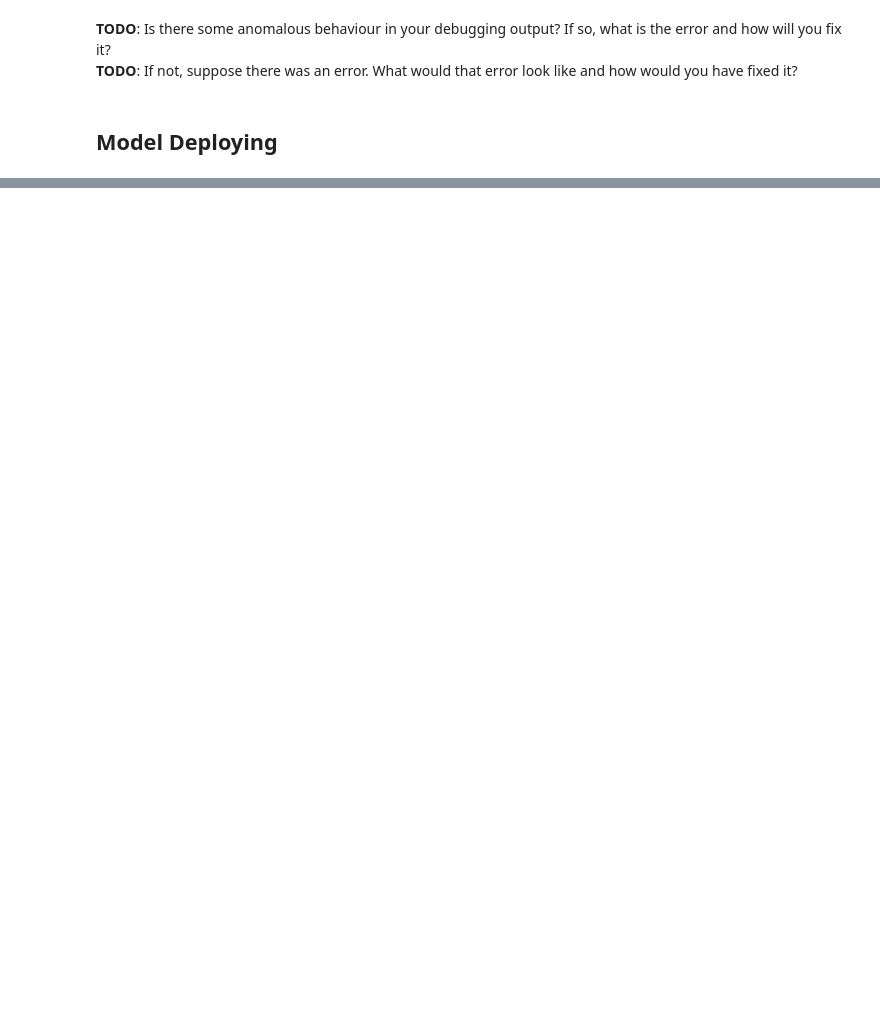
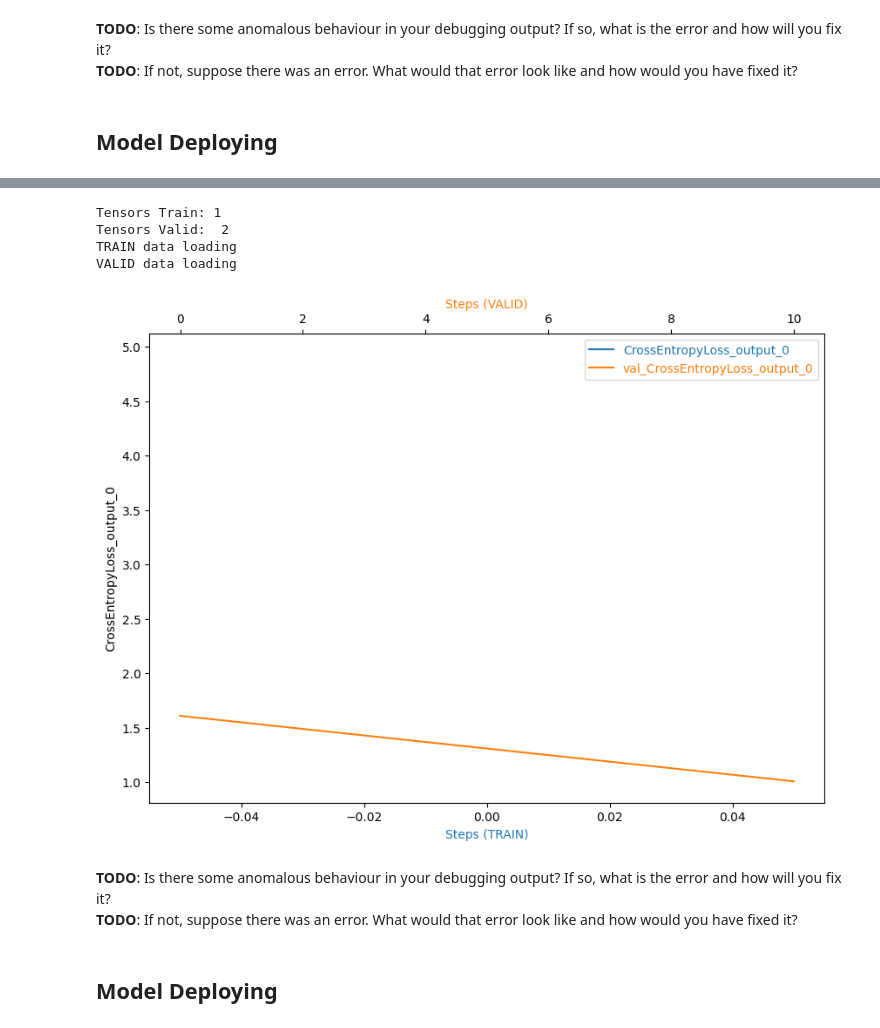
Before and after one commit to JMarcan/pytorch_image_classification, a Jupyter notebook: train_and_deploy.ipynb, the cells around one changed output, grey strips where cells are left out. Drawn from its saved outputs; the diff is of its cells as text; code cells hidden in the pictures; blank space fills up the shorter version.

```diff
--- a/train_and_deploy.ipynb
+++ b/train_and_deploy.ipynb
@@ -256,0 +1031,7 @@ predictor.delete_endpoint()
+# %%
+# Get the best estimators and the best HPs
+
+best_estimator = tuner.best_estimator()
+
+#Get the hyperparameters of the best trained model
+print(best_estimator.hyperparameters())
@@ -256,0 +1045,6 @@ predictor.delete_endpoint()
+# %%
+hyperparameters = {"lr": best_estimator.hyperparameters()['lr'],
+                   "batch-size": best_estimator.hyperparameters()['batch-size'],
+                   "epochs": best_estimator.hyperparameters()['epochs']
+                  }
+print(hyperparameters)
@@ -256,0 +1110,6 @@ predictor.delete_endpoint()
+# %%
+# Before visualizing, we could see how many tensor we recorded.
+from smdebug.trials import create_trial
+from smdebug.core.modes import ModeKeys
+trial = create_trial(estimator.latest_job_debugger_artifacts_path())
+trial.tensor_names()
@@ -256,0 +1135,57 @@ predictor.delete_endpoint()
+# %%
+#Plotting a debugging output
+
+print(f'Tensors Train: {len(trial.tensor("CrossEntropyLoss_output_0").steps(mode=ModeKeys.TRAIN))}')
+print(f'Tensors Valid:  {len(trial.tensor("CrossEntropyLoss_output_0").steps(mode=ModeKeys.EVAL))}')
+
+def get_data(trial, tname, mode):
+    tensor = trial.tensor(tname)
+    steps = tensor.steps(mode=mode)
+    vals = []
+    for s in steps:
+        vals.append(tensor.value(s, mode=mode))
+    return steps, vals
+
+import matplotlib.pyplot as plt
+from mpl_toolkits.axes_grid1 import host_subplot
+
+def plot_tensor(trial, tensor_name):
+
+    steps_train, vals_train = get_data(trial, tensor_name, mode=ModeKeys.TRAIN)
+    print("TRAIN data loading")
+    steps_eval, vals_eval = get_data(trial, tensor_name, mode=ModeKeys.EVAL)
+    print("VALID data loading")
+
+    fig = plt.figure(figsize=(10, 7))
+    host = host_subplot(111)
+
+    par = host.twiny()
+
+    host.set_xlabel("Steps (TRAIN)")
+    par.set_xlabel("Steps (VALID)")
+    host.set_ylabel(tensor_name)
+
+    (p1,) = host.plot(steps_train, vals_train, label=tensor_name)
+    (p2,) = par.plot(steps_eval, vals_eval, label="val_" + tensor_name)
+    leg = plt.legend()
+
+    host.xaxis.get_label().set_color(p1.get_color())
+    leg.texts[0].set_color(p1.get_color())
+
+    par.xaxis.get_label().set_color(p2.get_color())
+    leg.texts[1].set_color(p2.get_color())
+
+    plt.ylabel(tensor_name)
+
+    plt.show()
+
+plot_tensor(trial, "CrossEntropyLoss_output_0")
+# %% [output]
+Tensors Train: 1
+Tensors Valid:  2
+TRAIN data loading
+VALID data loading
+[figure, added]
+# %% [markdown]
+**TODO**: Is there some anomalous behaviour in your debugging output? If so, what is the error and how will you fix it?
+**TODO**: If not, suppose there was an error. What would that error look like and how would you have fixed it?
@@ -256,0 +1194,2 @@ predictor.delete_endpoint()
+# %% [markdown]
+## Model Deploying
```
Also changed, not shown: parts of 86 cells of this notebook, 2 other files.
